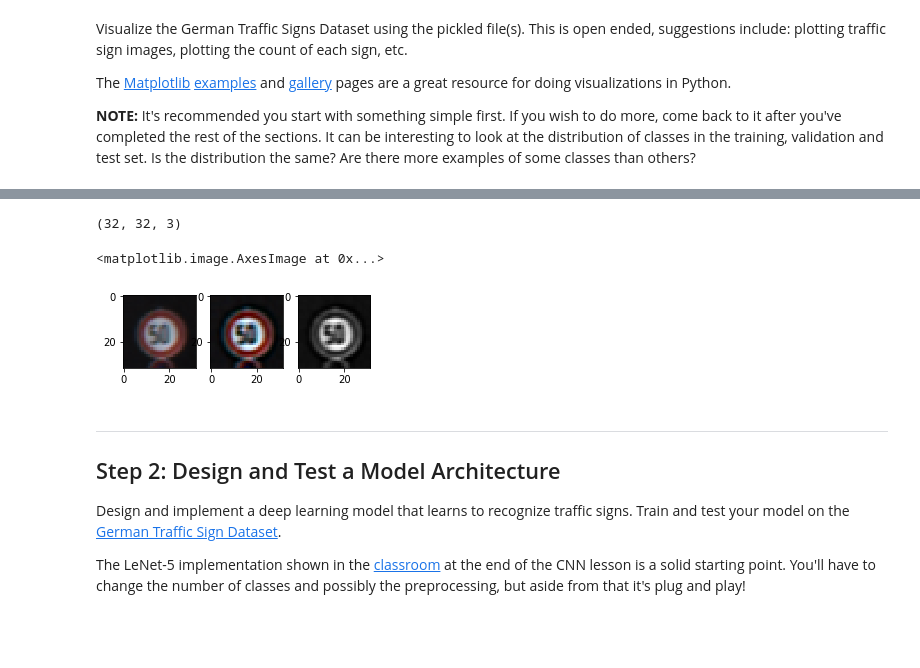
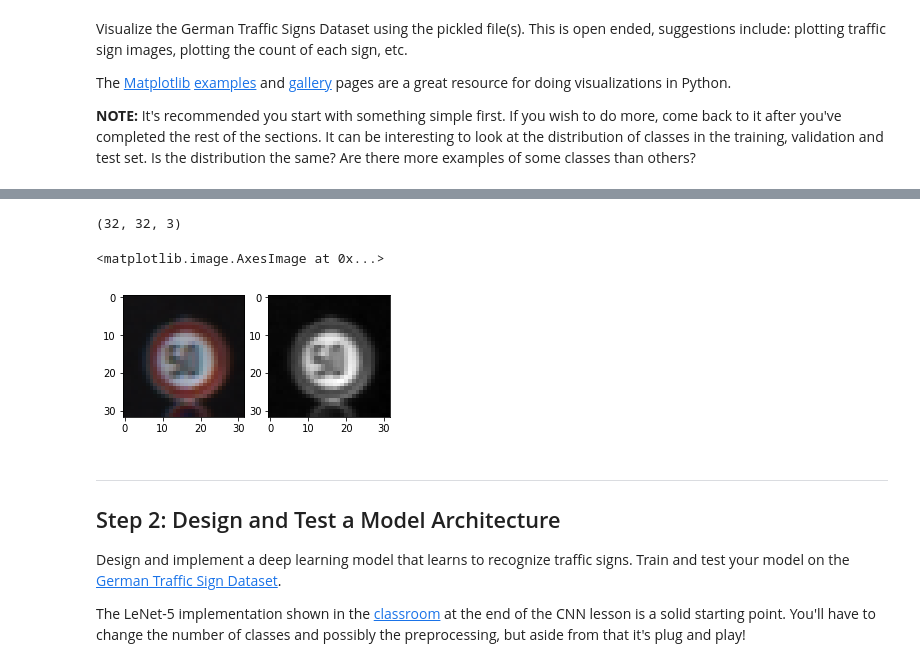
Before and after one commit to parametersky/CarND-Traffic-Sign-Classifier-Project, a Jupyter notebook: Traffic_Sign_Classifier.ipynb, the cells around one changed output, grey strips where cells are left out. Saved outputs shown, nothing was run; the diff lists cells and outputs as text; code cells hidden in the pictures; blank space fills up the shorter version.

```diff
--- a/Traffic_Sign_Classifier.ipynb
+++ b/Traffic_Sign_Classifier.ipynb
@@ -103,47 +148,39 @@ import random
 import cv2
 # Visualizations will be shown in the notebook.
 %matplotlib inline
 index = random.randint(0, len(X_train))
 image = X_train[32990]
 print(image.shape)
 def grayScale(data):
     return np.dot(data,[0.299, 0.587, 0.114])
 
 def sharpenImage(image):
     kernel_sharpen_1 = np.array([[-1,-1,-1], [-1,9,-1], [-1,-1,-1]])
     kernel_sharpen_2 = np.array([[1,1,1], [1,-7,1], [1,1,1]])
     kernel_sharpen_3 = np.array([[-1,-1,-1,-1,-1],
                              [-1,2,2,2,-1],
                              [-1,2,8,2,-1],
                              [-1,2,2,2,-1],
                              [-1,-1,-1,-1,-1]]) / 8.0
     return cv2.filter2D(image, -1, kernel_sharpen_3)
 
 def preProcessImage(image):
     return sharpenImage(grayScale(image))
-fig = plt.figure()
+fig = plt.figure(figsize=(10,8))
 a = fig.add_subplot(1,4,1)
 plt.imshow(image)
 
 a = fig.add_subplot(1,4,2)
 # grayScale(image)
-gray = sharpenImage(image)
-plt.imshow( gray)#,cmap='gray')
+gray = grayScale(image)
+plt.imshow( gray,cmap='gray')
 
-a = fig.add_subplot(1,4,3)
-plt.imshow(grayScale(gray),cmap='gray')
-
-# a = fig.add_subplot(1,4,4)
-# print(X_train[32990])
-# # X_train = preprocessData(X_train)
-# print(X_train[32990])
-# plt.imshow(X_train[32990],cmap='gray')
-# print(32990)
-# print(y_train[32990])
+# a = fig.add_subplot(1,4,3)
+# plt.imshow(grayScale(gray),cmap='gray')
 # %% [output]
 (32, 32, 3)
 <matplotlib.image.AxesImage at 0x...>
-[figure, old version]
+[figure, new version]
 # %% [markdown]
 ----
 
```
Also changed, not shown: parts of 11 cells of this notebook, 4 other files.
